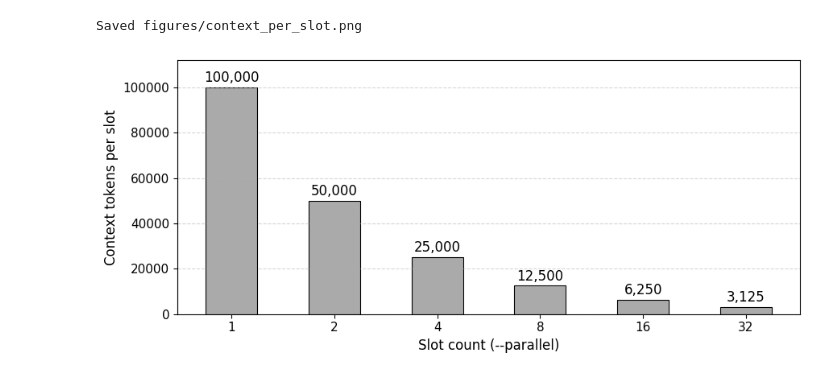
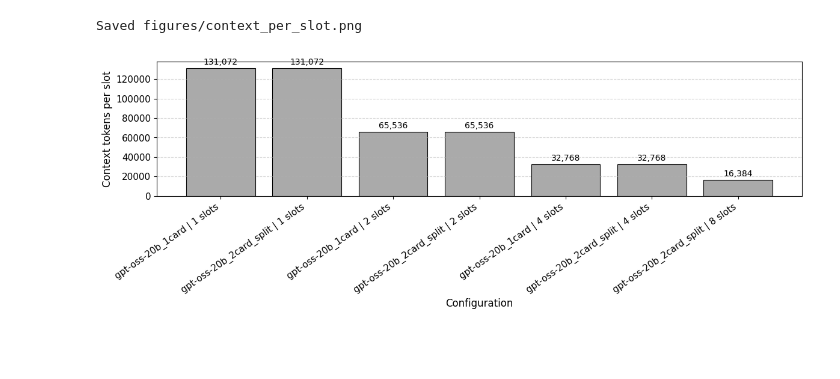
Before and after one commit to gperdrizet/llama.cpp-server, a Jupyter notebook: notebooks/load_test_results.ipynb, the cells around one changed output. Cells and saved outputs as stored; diff of their text form; code cells hidden in the pictures; blank space fills up the shorter version.

```diff
--- a/notebooks/load_test_results.ipynb
+++ b/notebooks/load_test_results.ipynb
@@ -9,5 +20,5 @@ Two plots:
 # %%
-'''Plots load test results.'''
+'''Plots automated benchmark load-test results.'''
 
 import re
 from pathlib import Path
@@ -22,11 +33,16 @@ plt.rcParams.update({
     'axes.labelsize': 12,
     'xtick.labelsize': 11,
     'ytick.labelsize': 11,
-    'legend.fontsize': 11,
+    'legend.fontsize': 10,
 })
 
 RESULTS_DIR = Path('..') / 'tests' / 'results'
 FIGURES_DIR = Path('figures')
 FIGURES_DIR.mkdir(exist_ok=True)
+
+# Optional filters. Use None to disable a filter.
+RUN_DATE_PREFIX = '2026-07-13'
+MODEL_FILTER = None
+TARGET_CONCURRENCY = 8
 # %%
 # ---------------------------------------------------------------------------
@@ -204,32 +301,28 @@ More slots means less context available per individual request.
 # %%
-TOTAL_CONTEXT = 100000
-slots = [1, 2, 4, 8, 16, 32]
-ctx_per_slot = [TOTAL_CONTEXT // s for s in slots]
-
-fig3, ax = plt.subplots(figsize=(9, 4))
-
-ax.bar(
-    [str(s) for s in slots],
-    ctx_per_slot,
-    color='#aaaaaa', edgecolor='black', linewidth=0.8, width=0.5,
+configs_df = (
+    data[['config', 'ctx_size', 'slots', 'ctx_per_slot']]
+    .drop_duplicates()
+    .sort_values(['ctx_per_slot', 'slots'], ascending=[False, True])
 )
 
-for s, ctx in zip(slots, ctx_per_slot):
-    ax.text(
-        str(s), ctx + TOTAL_CONTEXT * 0.01,
-        f'{ctx:,}', ha='center', va='bottom', fontsize=12,
-    )
+fig3, ax = plt.subplots(figsize=(12, 4.5))
+x = np.arange(len(configs_df))
+ax.bar(x, configs_df['ctx_per_slot'], color='#aaaaaa', edgecolor='black', linewidth=0.8)
 
-ax.set_xlabel('Slot count (--parallel)')
+for xi, ctx in zip(x, configs_df['ctx_per_slot']):
+    ax.text(xi, ctx + configs_df['ctx_per_slot'].max() * 0.015, f'{int(ctx):,}', ha='center', va='bottom', fontsize=10)
+
+ax.set_xticks(x)
+ax.set_xticklabels(configs_df['config'], rotation=35, ha='right')
+ax.set_xlabel('Configuration')
 ax.set_ylabel('Context tokens per slot')
 ax.grid(axis='y', linestyle='--', alpha=0.5)
-ax.set_ylim(0, TOTAL_CONTEXT * 1.12)
 fig3.tight_layout()
 
 out3 = FIGURES_DIR / 'context_per_slot.png'
 fig3.savefig(out3, dpi=150, bbox_inches='tight')
 print(f'Saved {out3}')
 plt.show()
 # %% [output]
 Saved figures/context_per_slot.png
-[figure, old version]
+[figure, new version]
```
Also changed, not shown: parts of 10 cells of this notebook, 38 other files.
